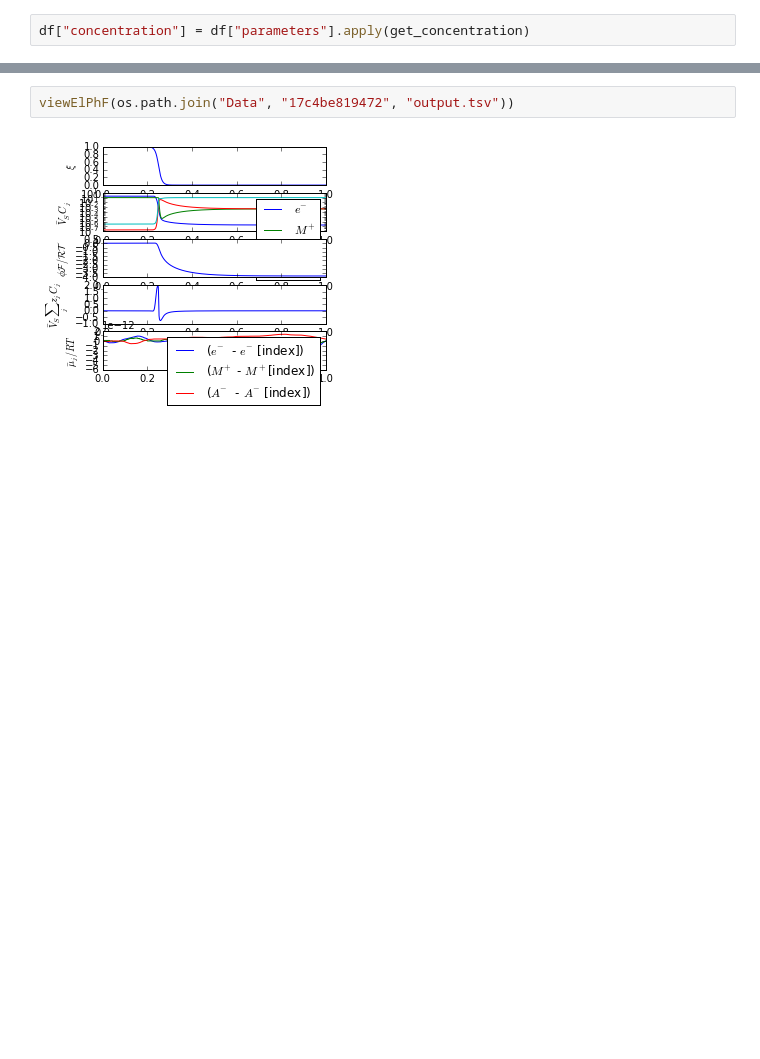
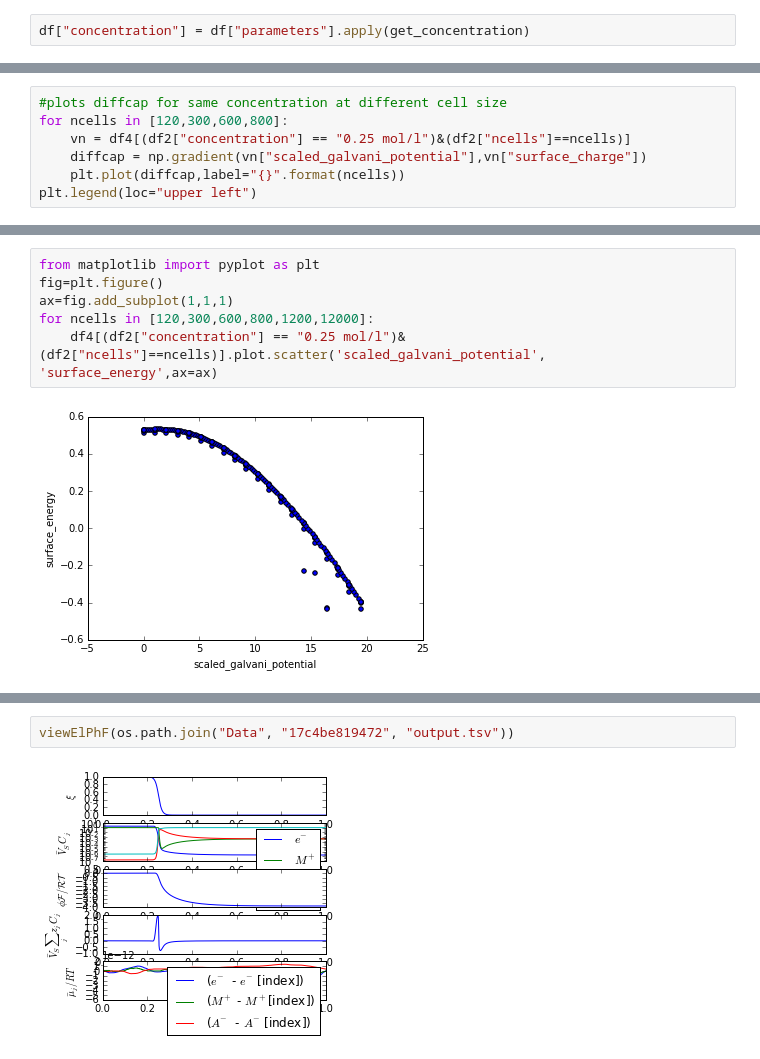
Before and after one commit to usnistgov/diffcap, a Jupyter notebook: analyze.ipynb, the cells around one changed output, grey strips where cells are left out. Drawn from its saved outputs; the diff is of its cells as text; blank space fills up the shorter version.

```diff
--- a/analyze.ipynb
+++ b/analyze.ipynb
@@ -241,0 +214,7 @@ df3.plot.scatter('scaled_galvani_potential', 'surface_charge')
+# %%
+#plots diffcap for same concentration at different cell size
+for ncells in [120,300,600,800]:
+    vn = df4[(df2["concentration"] == "0.25 mol/l")&(df2["ncells"]==ncells)]
+    diffcap = np.gradient(vn["scaled_galvani_potential"],vn["surface_charge"])
+    plt.plot(diffcap,label="{}".format(ncells))
+plt.legend(loc="upper left")
@@ -241,0 +235,8 @@ df3.plot.scatter('scaled_galvani_potential', 'surface_charge')
+# %%
+from matplotlib import pyplot as plt
+fig=plt.figure()
+ax=fig.add_subplot(1,1,1)
+for ncells in [120,300,600,800,1200,12000]:
+    df4[(df2["concentration"] == "0.25 mol/l")&(df2["ncells"]==ncells)].plot.scatter('scaled_galvani_potential', 'surface_energy',ax=ax)
+# %% [output]
+[figure, added]
```
Also changed, not shown: parts of 34 cells of this notebook.
